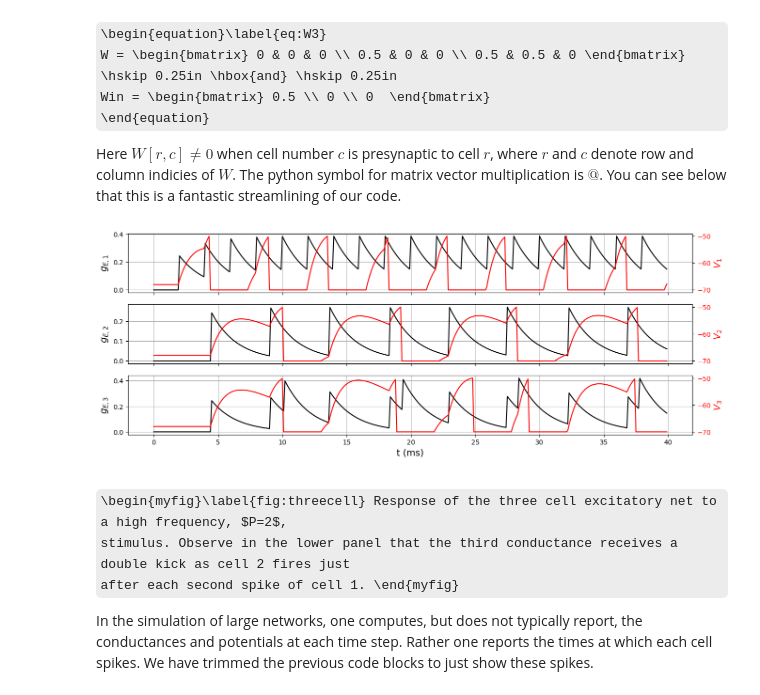
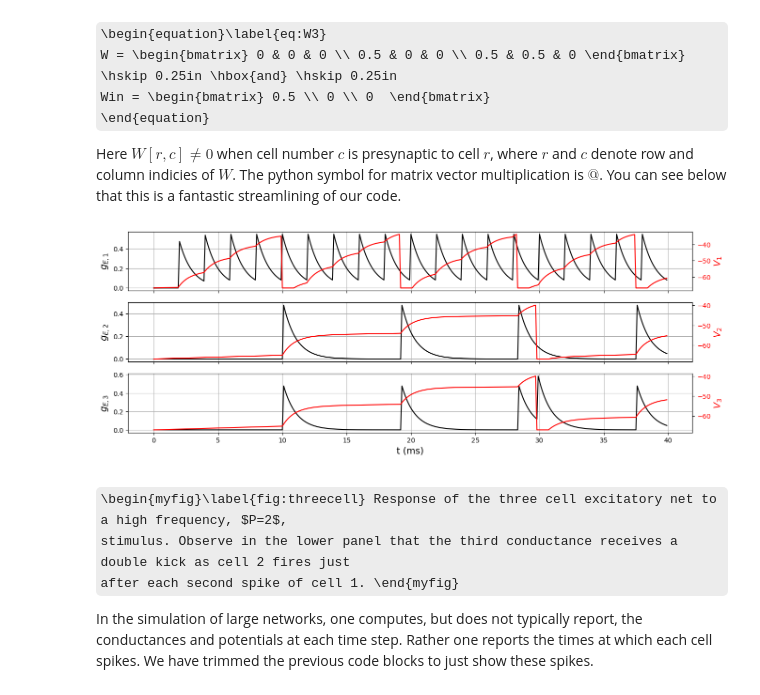
Before and after one commit to steve-cox-LA/EGlove, a Jupyter notebook: TassPlatform.ipynb, the cells around one changed output. Cells and saved outputs as stored; diff of their text form; code cells hidden in the pictures; some formulas as TeX source.

```diff
--- a/TassPlatform.ipynb
+++ b/TassPlatform.ipynb
@@ -471,21 +507,33 @@ Tfin = 40
 dt = 0.1
 P = 2
 Nt = math.ceil(Tfin/dt)
-tauE = 2
+tauE = 1
 VE = 0
-gL = 0.3
-VL = -68
-Cm = 1
+
+gleak = 0.02
+Vrest = -38
+Cm = 3
+
 Win = np.array([0.5, 0, 0])
 w = 0.5   # 0.26
 W = np.array([[0, 0, 0], [0.5, 0, 0], [w, w, 0]])
+
 aE = (2*tauE-dt)/(2*tauE+dt)
 bE = 2/(2*tauE+dt)
-tref = 3
-Vthr = -50
-Vres = -70
+
+tref = 1
+Vres = -67
+Vthrrest = -40
+Vthrspike = 0
+tauthr = 5
+
+aT = (tauthr - dt/2)/(tauthr + dt/2)
+bT = dt*Vthrrest/(tauthr + dt/2)
+
 gE = np.zeros((3,Nt))
-V = VL*np.ones((3,Nt))
+V = Vres*np.ones((3,Nt))
+Vthr = Vthrspike*np.ones((3,Nt))
+
 t = np.zeros(Nt)
 sp = np.zeros(3)
 T = -10*np.ones(3)
@@ -499,49 +547,52 @@ for j in range(1,Nt):
 
     gE[:,j] = aE*gE[:,j-1] + bE*(W@sp + spin*Win)
 
-    top = (2*Cm/dt - (gL+gE[:,j]))*V[:,j-1] + 2*gL*VL  # elementwise
-    bot = 2*Cm/dt + gL + gE[:,j]
+    Vthr[:,j] = aT*Vthr[:,j-1] + bT    # update Vthr1
+
+    top = (2*Cm/dt - (gleak+gE[:,j]))*V[:,j-1] + 2*gleak*Vrest  # elementwise
+    bot = 2*Cm/dt + gleak + gE[:,j]
     V[:,j] = top/bot
 
-    ref = np.where( t[j]-T < tref )
+    ref = np.where( t[j]-T < tref )    # check for refractory
     V[ref,j] = Vres
 
-    sp = (V[:,j] > Vthr)
+    sp = (V[:,j] > Vthr[:,j])     # check for spikes
 
     if sum(sp)>0:
         fsp = np.where(sp>0)
         T[fsp] = t[j]
         V[fsp,j] = Vres
+        Vthr[fsp,j] = Vthrspike
 
 ax1.plot(t,gE[0,:],'k')
 ax1.grid('on')
 ax1.set_ylabel('$g_{E,1}$', color='k',fontsize=14)
 ax1.tick_params(axis="y", labelcolor='k')
 
 ax2.plot(t,V[0,:],'r')
 ax2.set_ylabel('$V_1$', color='r',fontsize=14)
 ax2.tick_params(axis="y", labelcolor='r')
 
 ax3.plot(t,gE[1,:],'k')
 ax3.grid('on')
 ax3.set_ylabel('$g_{E,2}$', color='k',fontsize=14)
 ax3.tick_params(axis="y", labelcolor='k')
 
 ax4.plot(t,V[1,:],'r')
 ax4.set_ylabel('$V_2$', color='r',fontsize=14)
 ax4.tick_params(axis="y", labelcolor='r')
 
 ax5.plot(t,gE[2,:],'k')
 ax5.grid('on')
 ax5.set_xlabel('t (ms)',fontsize=14)
 ax5.set_ylabel('$g_{E,3}$', color='k',fontsize=14)
 ax5.tick_params(axis="y", labelcolor='k')
 
 ax6.plot(t,V[2,:],'r')
 ax6.set_ylabel('$V_3$', color='r',fontsize=14)
 ax6.tick_params(axis="y", labelcolor='r')
 # %% [output]
-[figure, old version]
+[figure, new version]
 # %% [markdown]
 \begin{myfig}\label{fig:threecell} Response of the three cell excitatory net to a high frequency, $P=2$,
 stimulus. Observe in the lower panel that the third conductance receives a double kick as cell 2 fires just
```
Also changed, not shown: parts of 20 cells of this notebook.
